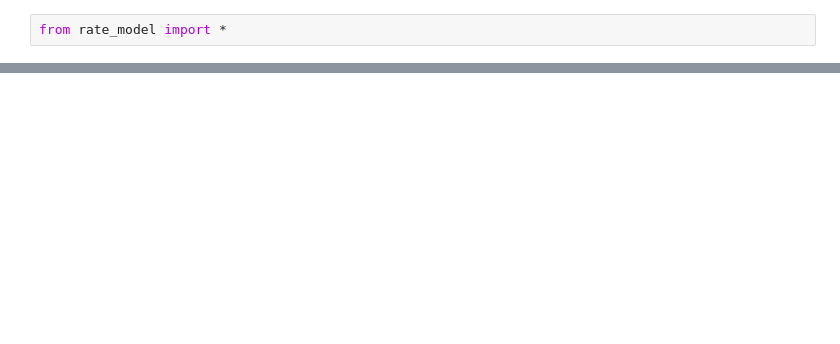
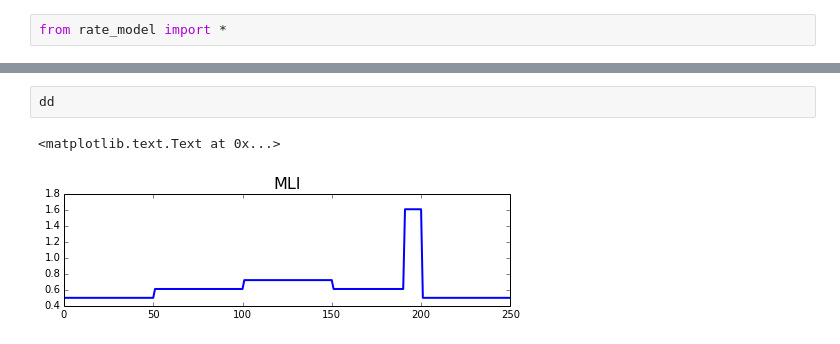
Before and after one commit to blennon/research, a Jupyter notebook: pf_mli_plasticity/PF-MLI_isolated.ipynb, the cells around one changed output, grey strips where cells are left out. Cells and saved outputs as stored; diff of their text form; blank space fills up the shorter version.

```diff
--- a/pf_mli_plasticity/PF-MLI_isolated.ipynb
+++ b/pf_mli_plasticity/PF-MLI_isolated.ipynb
@@ -72,0 +193,5 @@ plot
+# %%
+dd
+# %% [output]
+<matplotlib.text.Text at 0x...>
+[figure, added]
```
Also changed, not shown: parts of 13 cells of this notebook, 1 other file.
